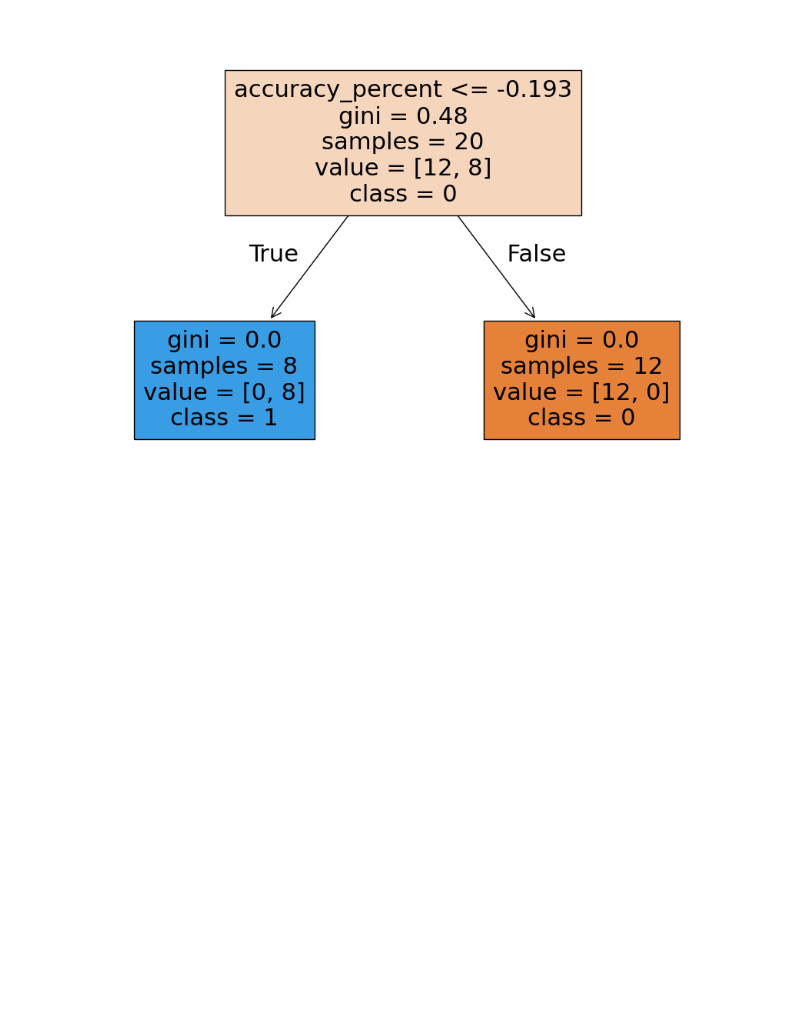
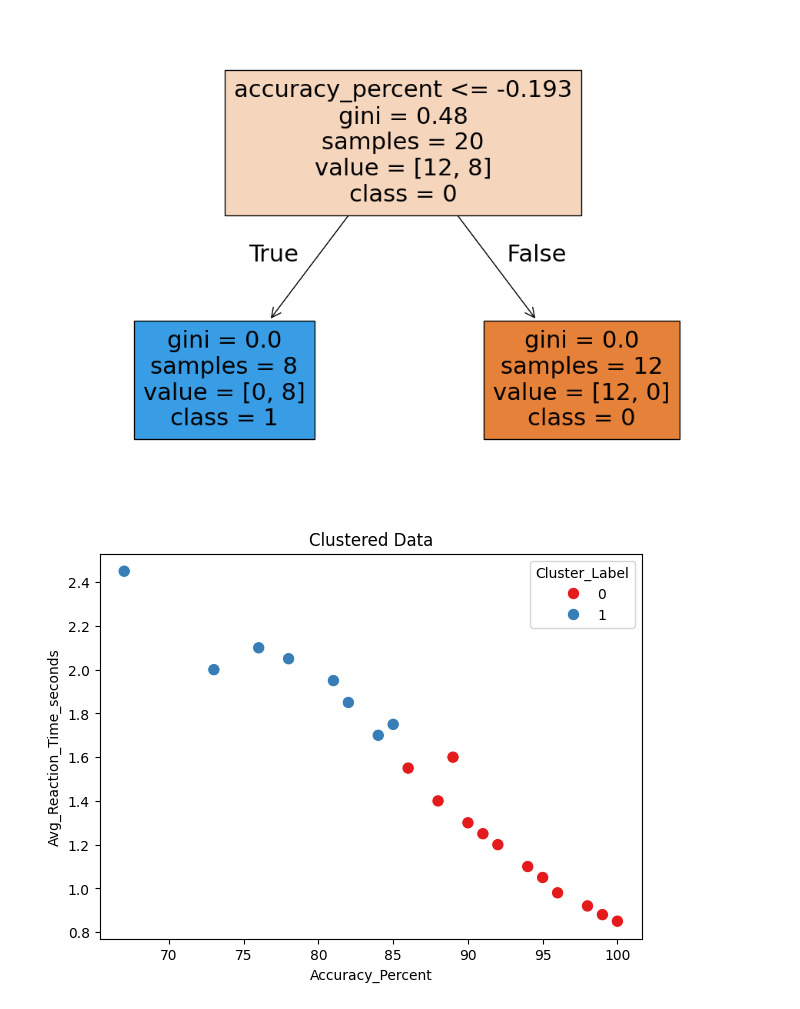
Before and after one commit to Tawhid7407/Towhidul-Islam_2212172042_CSE445, a Jupyter notebook: Mini Project 1/test.ipynb, the cells around one changed output. Saved outputs shown, nothing was run; the diff lists cells and outputs as text; code cells hidden in the pictures; blank space fills up the shorter version.

```diff
--- a/Mini Project 1/test.ipynb
+++ b/Mini Project 1/test.ipynb
@@ -58,33 +58,48 @@ cm_svm = confusion_matrix(y, y_pred_svm)
 disp_svm = ConfusionMatrixDisplay(cm_svm)
 disp_svm.plot(cmap='Blues')
 plt.title("SVM Confusion Matrix (K=2)")
 plt.show()
 
 # Step 8: Apply Decision Tree classifier
 dt_model = DecisionTreeClassifier(random_state=42)
 dt_model.fit(X_scaled, y)
 y_pred_dt = dt_model.predict(X_scaled)
 
 # Step 9: Confusion Matrix for Decision Tree
 cm_dt = confusion_matrix(y, y_pred_dt)
 disp_dt = ConfusionMatrixDisplay(cm_dt)
 disp_dt.plot(cmap='Greens')
 plt.title("Decision Tree Confusion Matrix (K=2)")
 plt.show()
 
 # Step 10: Draw Decision Tree
 plt.figure(figsize=(12,8))
 plot_tree(dt_model, feature_names=['accuracy_percent','reaction_time_s'],
           class_names=[str(i) for i in sorted(df['cluster_label'].unique())], filled=True)
 plt.show()
 
+# =============================
+# EXTRA DATA VISUALIZATION
+# =============================
+
+plt.figure(figsize=(7,5))
+sns.scatterplot(x='accuracy_percent', y='reaction_time_s',
+                hue='cluster_label', data=df, palette='Set1', s=80)
+
+plt.title("Clustered Data")
+plt.xlabel("Accuracy_Percent")
+plt.ylabel("Avg_Reaction_Time_seconds")
+plt.legend(title="Cluster_Label")
+plt.show()
+
 # Step 11: Show final labeled data
 print(df)
 # %% [output]
 [figure]
 [figure]
 [figure]
 [figure]
+[figure, added]
     trial  accuracy_percent  reaction_time_s  cluster_label
 0       1                98             0.92              0
 1       2                95             1.05              0
```
